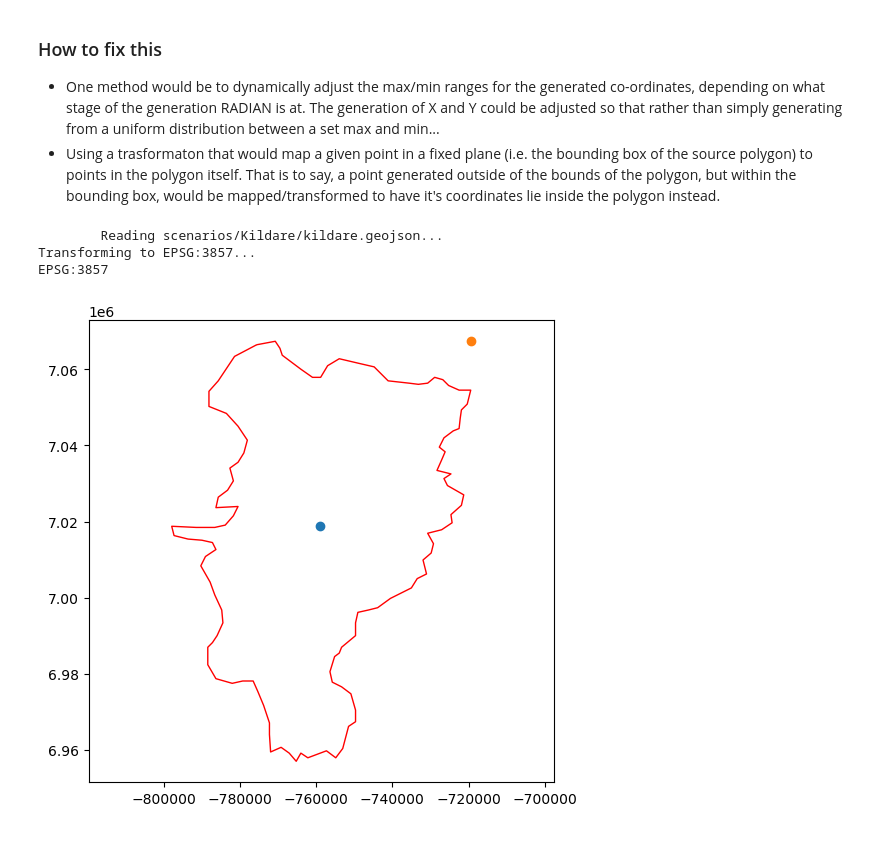
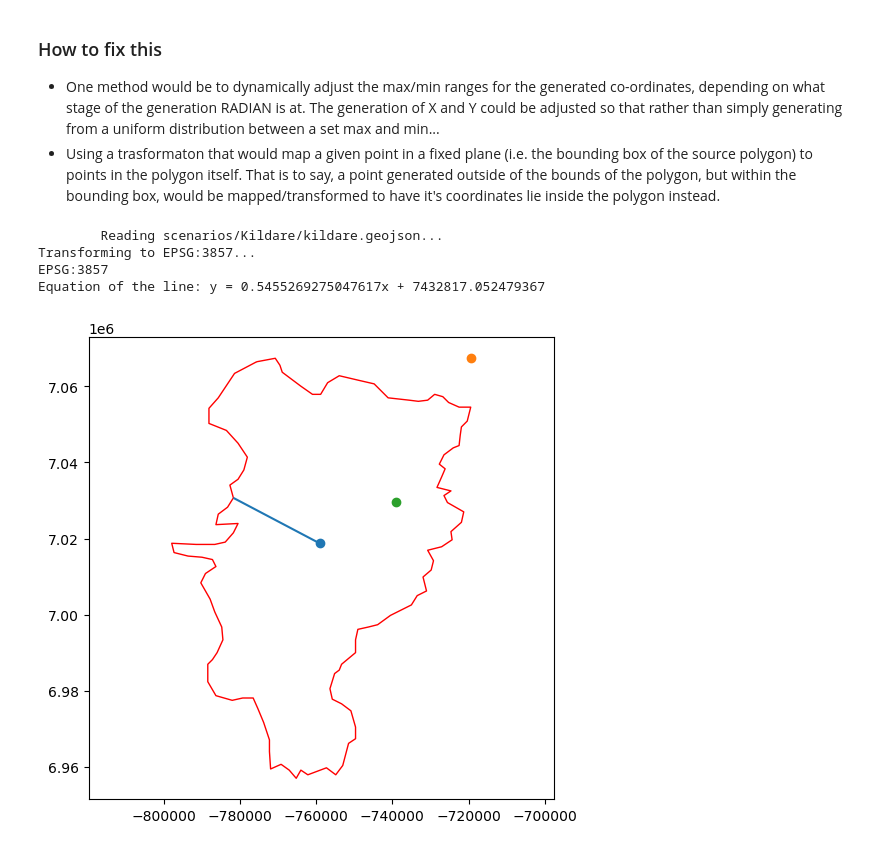
Before and after one commit to paddeaux/radian, a Jupyter notebook: radian_testing.ipynb, the cells around one changed output. Drawn from its saved outputs; the diff is of its cells as text; code cells hidden in the pictures.

```diff
--- a/radian_testing.ipynb
+++ b/radian_testing.ipynb
@@ -230,6 +230,35 @@ def points_rotation():
     # y_new = -x*sin(theta) + y*cos(theta)
     return
 
+def points_along_line(line, points):
+    points = []
+    a = Point(line.coords[0])
+    b = Point(line.coords[1])
+    min_x = a.x
+    max_x = b.x
+
+    # y = mx + c
+    m = (b.y - a.y) / (b.x - a.x)
+    # c = y - mx
+    c = b.y - m*b.x
+
+    print(f"Equation of the line: y = {m}x + {c}")
+
+    rand_x = random.uniform(min_x, max_x)
+    random_point = Point([rand_x, m*rand_x + c])
+
+    """
+    while len(points) < number_points:
+        random_point = Point([random.uniform(min_x, max_x), random.uniform(min_y, max_y)])
+        # Once points lie within the polygon, they are appended to the list
+        if (random_point.within(polygon)):
+            points.append(random_point)
+            accepted += 1
+        else:
+            rejected += 1
+    """
+
+    return random_point
 
 def radial_test(points = 100, poly_filename="scenarios/shape_testing/circle_test.geojson", plot=False):
     # Load source polygon
@@ -252,32 +281,36 @@ def radial_test(points = 100, poly_filename="scenarios/shape_testing/circle_test
 
     test_lines = []
     for i in range(720):
         theta = (2*math.pi)/360
         x_new = ((max_point.x-cent_x) * math.cos(theta)) - ((max_point.y-cent_y) * math.sin(theta))
         y_new = ((max_point.x-cent_x) * math.sin(theta)) + ((max_point.y-cent_y) * math.cos(theta))
         rand_perim_point = Point(perimeter_points[random.randint(0, len(perimeter_points)-1)])
         test_line = LineString([source_origin, rand_perim_point])
         test_lines.append(test_line)
 
     lines_gdf = gpd.GeoDataFrame(pd.DataFrame(test_lines, columns=['geometry']), crs=3857, geometry='geometry')
 
+    point_test = points_along_line(test_line, 100)
+
     lines_difference = lines_gdf.difference(source_polygon)
 
     if plot:
         fig, ax = plt.subplots(figsize=(6,6))
         source_polygon.plot(aspect=1, ax=ax, facecolor="none", edgecolor='red')
         gpd.GeoSeries(source_origin).plot(aspect=1, ax=ax)
-        #lines_gdf.plot(aspect=1, ax=ax)
+        gpd.GeoSeries(lines_gdf['geometry'][0]).plot(aspect=1, ax=ax)
         gpd.GeoSeries(max_point).plot(aspect=1, ax=ax)
+        gpd.GeoSeries(point_test).plot(aspect=1, ax=ax)
         lines_difference.plot(aspect=1, ax=ax)
         #cx.add_basemap(ax, attribution=False)
         #ax.axis("off")
         plt.axis('equal')
         plt.show()
 
 radial_test(poly_filename="scenarios/Kildare/kildare.geojson", plot=True)
 # %% [output]
         Reading scenarios/Kildare/kildare.geojson...
 Transforming to EPSG:3857...
 EPSG:3857
+Equation of the line: y = 0.5455269275047617x + 7432817.052479367
-[figure, old version]
+[figure, new version]
```
Also changed, not shown: parts of 1 cell of this notebook.
